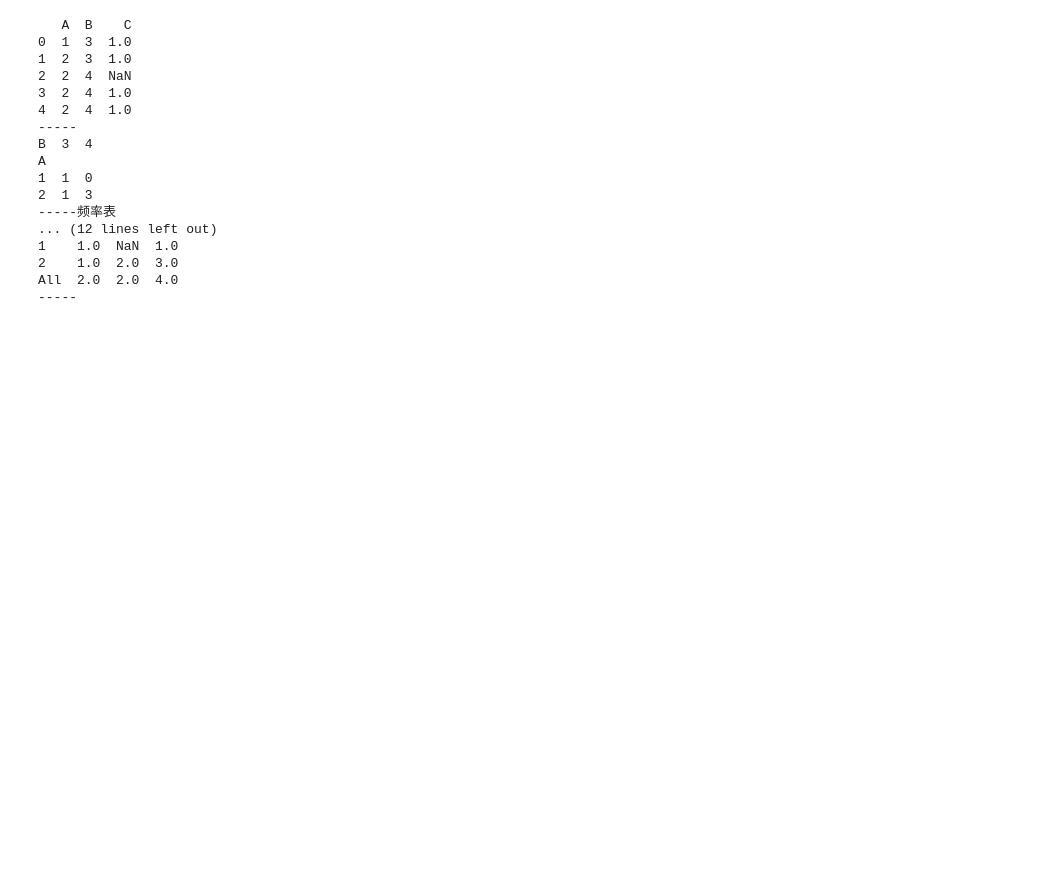
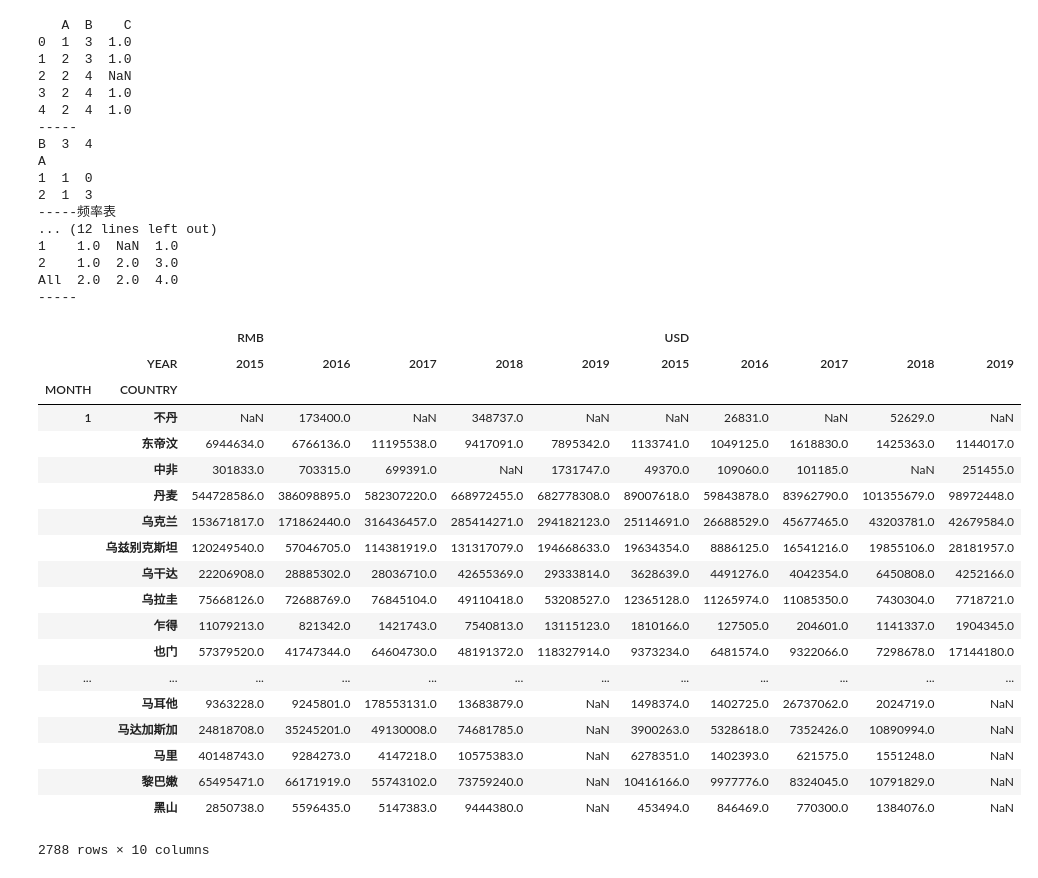
Before and after one commit to sunshinelu/PythonDiary, a Jupyter notebook: dataclean/透视表和交叉表.ipynb, the cells around one changed output. Drawn from its saved outputs; the diff is of its cells as text; code cells hidden in the pictures; blank space fills up the shorter version.

```diff
--- a/dataclean/透视表和交叉表.ipynb
+++ b/dataclean/透视表和交叉表.ipynb
@@ -132,3 +190,52 @@ A
 2    1.0  2.0  3.0
 All  2.0  2.0  4.0
 -----
+# %%
+import pandas as pd
+import pymysql
+import numpy as np
+from sqlalchemy import create_engine
+
+from datetime import datetime
+
+
+
+## 加上字符集参数，防止中文乱码
+dbconn = pymysql.connect(
+    host="localhost",  # 127.0.0.1
+    database="gongdan",
+    user="root",
+    password="root",
+    port=3306,
+    charset='utf8'
+)
+table = "country_data_export"
+# sql语句
+sqlcmd = "select * from " + table
+
+# 利用pandas 模块导入mysql数据
+df = pd.read_sql(sqlcmd, dbconn)
+# %%
+pd.pivot_table(df, values=['USD', 'RMB'], index=['MONTH', 'COUNTRY'],
+                     columns=['YEAR'], aggfunc=np.sum)
+# %% [output]
+|  |  | RMB |  |  |  |  | USD |  |  |  |  |
+|  | YEAR | 2015 | 2016 | 2017 | 2018 | 2019 | 2015 | 2016 | 2017 | 2018 | 2019 |
+| MONTH | COUNTRY |  |  |  |  |  |  |  |  |  |  |
+| 1 | 不丹 | NaN | 173400.0 | NaN | 348737.0 | NaN | NaN | 26831.0 | NaN | 52629.0 | NaN |
+|  | 东帝汶 | 6944634.0 | 6766136.0 | 11195538.0 | 9417091.0 | 7895342.0 | 1133741.0 | 1049125.0 | 1618830.0 | 1425363.0 | 1144017.0 |
+|  | 中非 | 301833.0 | 703315.0 | 699391.0 | NaN | 1731747.0 | 49370.0 | 109060.0 | 101185.0 | NaN | 251455.0 |
+|  | 丹麦 | 544728586.0 | 386098895.0 | 582307220.0 | 668972455.0 | 682778308.0 | 89007618.0 | 59843878.0 | 83962790.0 | 101355679.0 | 98972448.0 |
+|  | 乌克兰 | 153671817.0 | 171862440.0 | 316436457.0 | 285414271.0 | 294182123.0 | 25114691.0 | 26688529.0 | 45677465.0 | 43203781.0 | 42679584.0 |
+|  | 乌兹别克斯坦 | 120249540.0 | 57046705.0 | 114381919.0 | 131317079.0 | 194668633.0 | 19634354.0 | 8886125.0 | 16541216.0 | 19855106.0 | 28181957.0 |
+|  | 乌干达 | 22206908.0 | 28885302.0 | 28036710.0 | 42655369.0 | 29333814.0 | 3628639.0 | 4491276.0 | 4042354.0 | 6450808.0 | 4252166.0 |
+|  | 乌拉圭 | 75668126.0 | 72688769.0 | 76845104.0 | 49110418.0 | 53208527.0 | 12365128.0 | 11265974.0 | 11085350.0 | 7430304.0 | 7718721.0 |
+|  | 乍得 | 11079213.0 | 821342.0 | 1421743.0 | 7540813.0 | 13115123.0 | 1810166.0 | 127505.0 | 204601.0 | 1141337.0 | 1904345.0 |
+|  | 也门 | 57379520.0 | 41747344.0 | 64604730.0 | 48191372.0 | 118327914.0 | 9373234.0 | 6481574.0 | 9322066.0 | 7298678.0 | 17144180.0 |
+| ... | ... | ... | ... | ... | ... | ... | ... | ... | ... | ... | ... |
+|  | 马耳他 | 9363228.0 | 9245801.0 | 178553131.0 | 13683879.0 | NaN | 1498374.0 | 1402725.0 | 26737062.0 | 2024719.0 | NaN |
+|  | 马达加斯加 | 24818708.0 | 35245201.0 | 49130008.0 | 74681785.0 | NaN | 3900263.0 | 5328618.0 | 7352426.0 | 10890994.0 | NaN |
+|  | 马里 | 40148743.0 | 9284273.0 | 4147218.0 | 10575383.0 | NaN | 6278351.0 | 1402393.0 | 621575.0 | 1551248.0 | NaN |
+|  | 黎巴嫩 | 65495471.0 | 66171919.0 | 55743102.0 | 73759240.0 | NaN | 10416166.0 | 9977776.0 | 8324045.0 | 10791829.0 | NaN |
+|  | 黑山 | 2850738.0 | 5596435.0 | 5147383.0 | 9444380.0 | NaN | 453494.0 | 846469.0 | 770300.0 | 1384076.0 | NaN |
+2788 rows × 10 columns
```
Also changed, not shown: parts of 12 cells of this notebook, 7 other files.
